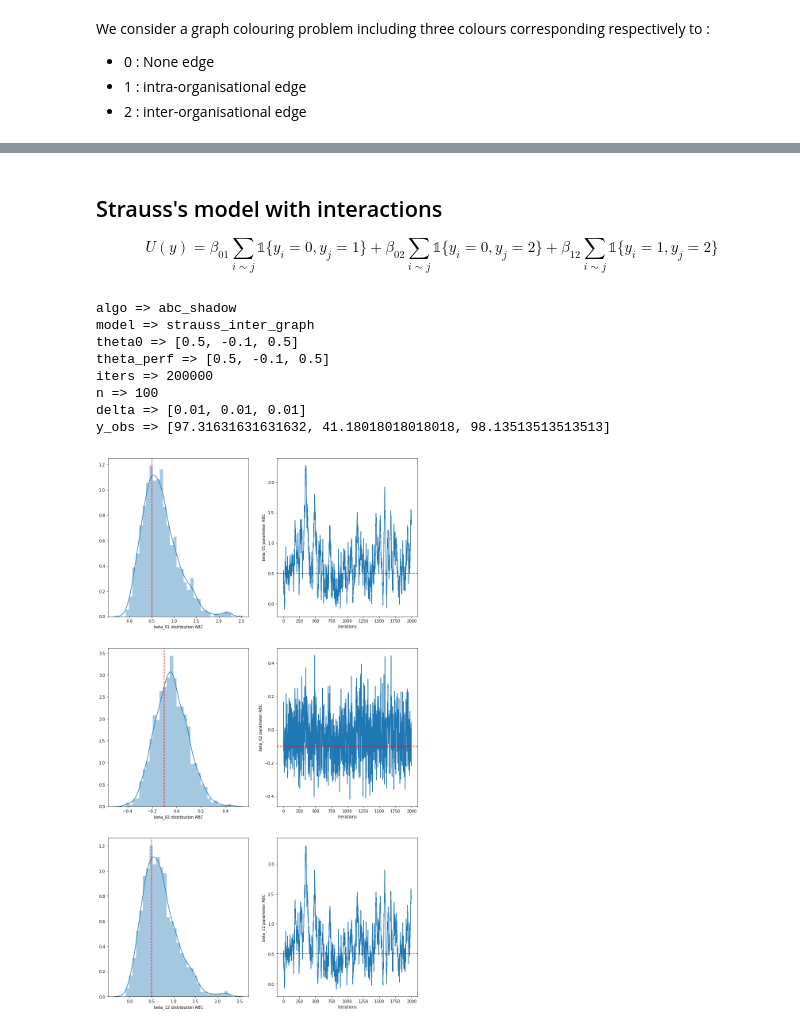
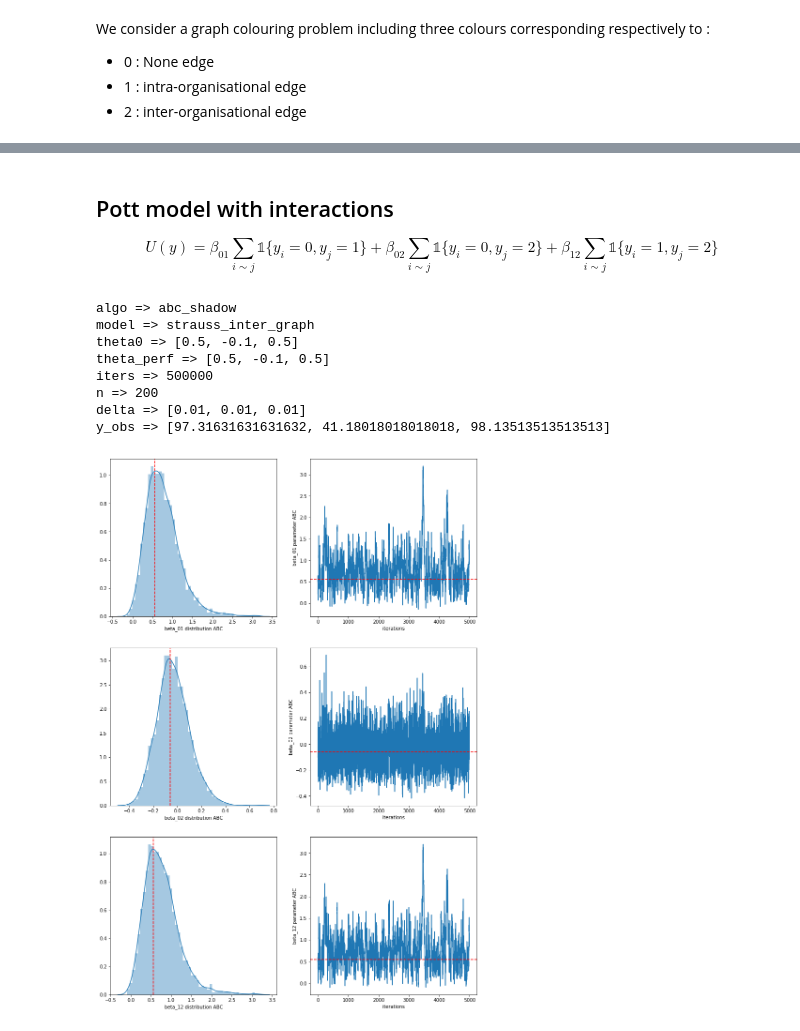
Before and after one commit to quentinl-c/abc-shadow, a Jupyter notebook: journal/definition_models.ipynb, the cells around one changed output, grey strips where cells are left out. Drawn from its saved outputs; the diff is of its cells as text; code cells hidden in the pictures.

```diff
--- a/journal/definition_models.ipynb
+++ b/journal/definition_models.ipynb
@@ -20,25 +20,6 @@ def print_config(data):
                 if k != 'posteriors':
                     print("{} => {}".format(k, v))
 
-def extract_strauss_from_file(path):
-    with open(path, 'r') as input_file:
-        data = json.load(input_file)
-    if not isinstance(data, list):
-        print_config(data)
-        data = data['posteriors']
-    theta_l0 = [d[0] for d in data]
-    theta_l1 = [d[1] for d in data]
-    theta_l2 = [d[2] for d in data]
-    beta = [d[3] for d in data]
-
-
-    data_frame = pd.DataFrame({'theta_l0': theta_l0,
-                               'theta_l1': theta_l1,
-                               'theta_l2': theta_l2,
-                               'beta': beta
-                              })
-
-    return data_frame
 
 def extract_strauss_inter_from_file(path):
     with open(path, 'r') as input_file:
@@ -71,7 +52,7 @@ def plot_marginals(data_abc, perfect_vals, burn_in=0, by=1):
 
     col_names = data_abc.columns.values
 
-    fig, axs = plt.subplots(len(col_names), 2, figsize=(14,25))
+    fig, axs = plt.subplots(len(col_names), 2, figsize=(14,7*len(col_names)))
 
     for idx, param_name in np.ndenumerate(col_names):
         i = idx[0]
@@ -135,21 +83,21 @@ $\sum \alpha_k n_k \equiv \alpha n$ est une constante indépendante de $x$ et $
 # %% [markdown]
-## Strauss's model with interactions
+## Pott model with interactions
 
 $$U(y) = \beta_{01} \sum_{i \sim j} \mathbb{1}\{y_i = 0, y_j =1\} + \beta_{02} \sum_{i \sim j} \mathbb{1}\{y_i = 0, y_j=2\} + \beta_{12} \sum_{i \sim j} \mathbb{1}\{y_i = 1, y_j = 2\}$$
 # %%
-FILE_NAME_STRAUSS_INTER = 'assets/strauss_inter.json'
+FILE_NAME_STRAUSS_INTER = 'assets/strauss_inter2.json'
 data_strauss_inter = extract_strauss_inter_from_file(FILE_NAME_STRAUSS_INTER)
 # %% [output]
 algo => abc_shadow
 model => strauss_inter_graph
 theta0 => [0.5, -0.1, 0.5]
 theta_perf => [0.5, -0.1, 0.5]
-iters => 200000
-n => 100
+iters => 500000
+n => 200
 delta => [0.01, 0.01, 0.01]
 y_obs => [97.31631631631632, 41.18018018018018, 98.13513513513513]
 # %%
-plot_marginals(data_strauss_inter, [0.5, -0.1, 0.5], by=100)
+plot_marginals(data_strauss_inter, [0.55, -0.06, 0.55], by=100)
 # %% [output]
-[figure, old version]
+[figure, new version]
 # %%
```
Also changed, not shown: parts of 5 cells of this notebook, 25 other files.
